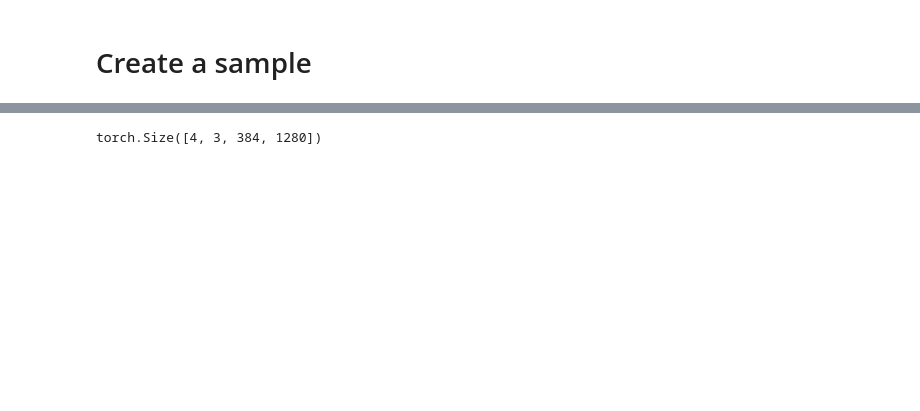
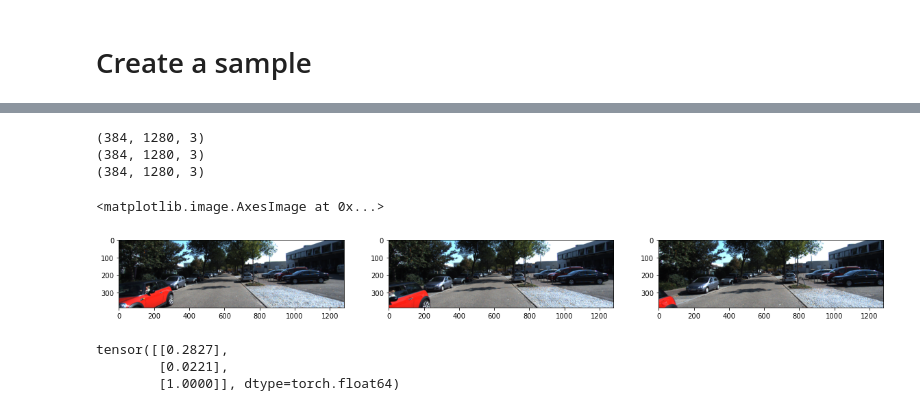
Before and after one commit to Monash-Connected-Autonomous-Vehicle/unsupervised-pseuso-LiDAR, a Jupyter notebook: inverse_warper.ipynb, the cells around one changed output, grey strips where cells are left out. Drawn from its saved outputs; the diff is of its cells as text; code cells hidden in the pictures; blank space fills up the shorter version.

```diff
--- a/inverse_warper.ipynb
+++ b/inverse_warper.ipynb
@@ -35,2 +19,11 @@ Post transform
+# %%
+def plt_tensor(img, proj_img=False):
+    img = (np.transpose(img.cpu().numpy(), (1, 2, 0)))
+
+    print(img.shape)
+
+    if not proj_img:
+        img = 0.5 + (img * 0.5)
+    return img
 # %% [markdown]
 # Create a sample
@@ -241,0 +32,23 @@ src_pixel_coords = project(cam_coords, K, Tcw)
+# %%
+tgt        = batch['tgt']
+ref_imgs   = batch['ref_imgs']
+intrinsics = batch['intrinsics']
+poses      = batch['oxts']
+depth      = batch['groundtruth']
+rect_mat   = batch['rect']
+# %%
+tgt_img = tgt[0]
+ref_img = ref_imgs[1][0]
+K = intrinsics[0]
+rect =  rect_mat[0]
+
+fig, axs = plt.subplots(1, 3, figsize=(20, 20))
+axs[0].imshow(plt_tensor(ref_imgs[0][0]))
+axs[1].imshow(plt_tensor(tgt[0]))
+axs[2].imshow(plt_tensor(ref_imgs[1][0]))
+# %% [output]
+(384, 1280, 3)
+(384, 1280, 3)
+(384, 1280, 3)
+<matplotlib.image.AxesImage at 0x...>
+[figure, added]
@@ -241,0 +68,16 @@ src_pixel_coords = project(cam_coords, K, Tcw)
+# %%
+# transform to different frame
+flat_cam_coords = xnorm.view(1, 3, -1)
+
+rot = torch.eye(3)
+t   = poses[1][0][3:].unsqueeze(1)
+t   = t/t[2]
+
+Xc = rot.float() @ flat_cam_coords.float()
+Xc = Xc + t.float()
+Xc = K.float() @ Xc
+t
+# %% [output]
+tensor([[0.2827],
+        [0.0221],
+        [1.0000]], dtype=torch.float64)
@@ -242,5 +94,2 @@ src_pixel_coords = project(cam_coords, K, Tcw)
 # %%
-p_img = F.grid_sample(ref_imgs[0].float(), src_pixel_coords.float(), mode='bilinear', padding_mode='zeros', align_corners=True)
-p_img.shape
+projected_img = F.grid_sample(ref_img.unsqueeze(0).float(), X_grid, mode='bilinear', padding_mode='zeros', align_corners=True)
-# %% [output]
-torch.Size([4, 3, 384, 1280])
```
Also changed, not shown: parts of 28 cells of this notebook, 3 other files.
